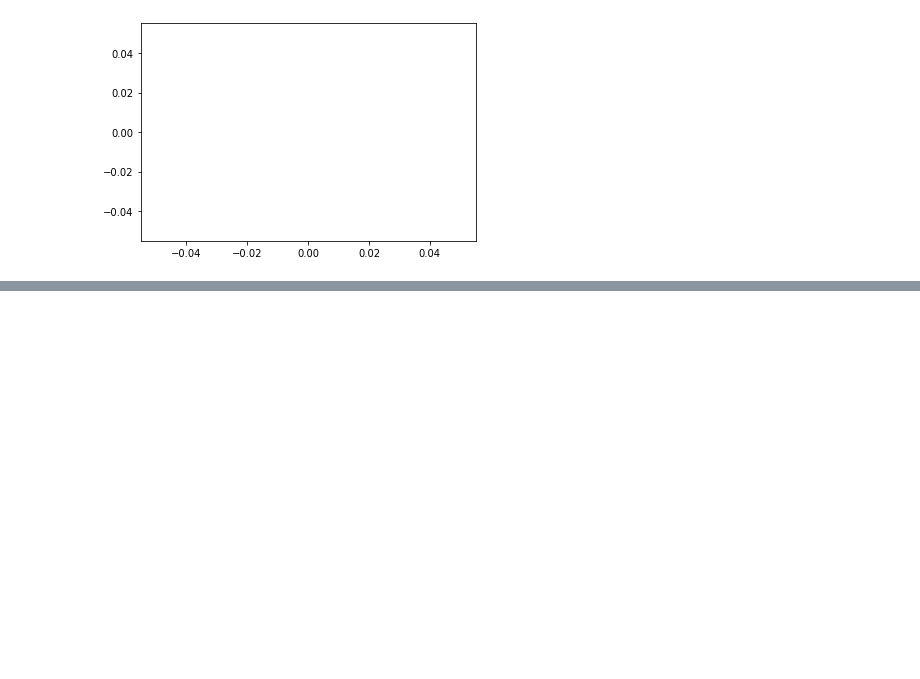
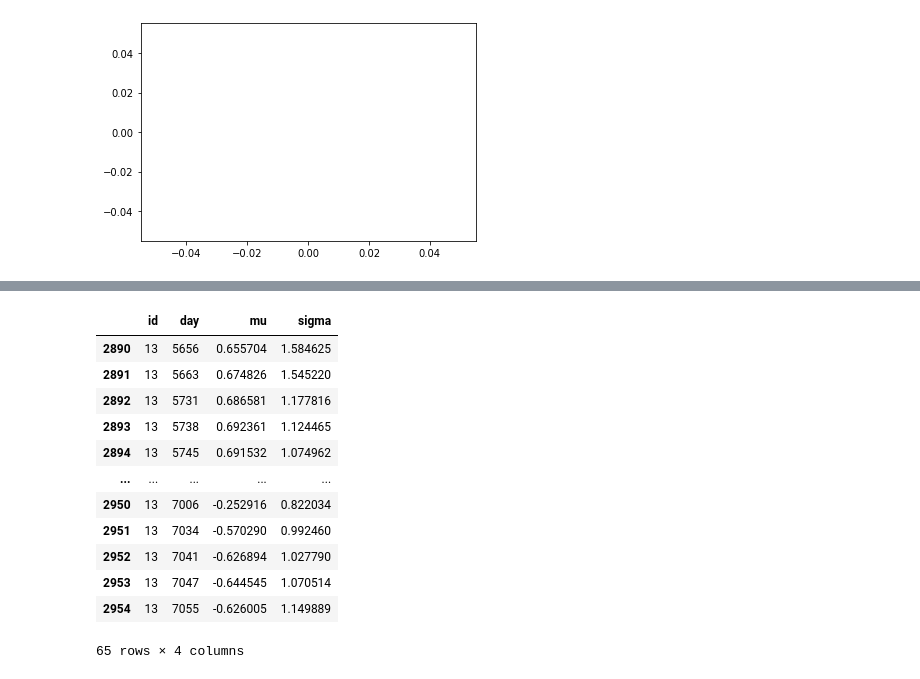
Before and after one commit to glandfried/handicap, a Jupyter notebook: estimations/aago/demo_analysis.ipynb, the cells around one changed output, grey strips where cells are left out. Cells and saved outputs as stored; diff of their text form; code cells hidden in the pictures; blank space fills up the shorter version.

```diff
--- a/estimations/aago/demo_analysis.ipynb
+++ b/estimations/aago/demo_analysis.ipynb
@@ -72,0 +74,16 @@ ax.bar_label(bars)
+# %%
+df[df['id'] == '13']
+# %% [output]
+|  | id | day | mu | sigma |
+| 2890 | 13 | 5656 | 0.655704 | 1.584625 |
+| 2891 | 13 | 5663 | 0.674826 | 1.545220 |
+| 2892 | 13 | 5731 | 0.686581 | 1.177816 |
+| 2893 | 13 | 5738 | 0.692361 | 1.124465 |
+| 2894 | 13 | 5745 | 0.691532 | 1.074962 |
+| ... | ... | ... | ... | ... |
+| 2950 | 13 | 7006 | -0.252916 | 0.822034 |
+| 2951 | 13 | 7034 | -0.570290 | 0.992460 |
+| 2952 | 13 | 7041 | -0.626894 | 1.027790 |
+| 2953 | 13 | 7047 | -0.644545 | 1.070514 |
+| 2954 | 13 | 7055 | -0.626005 | 1.149889 |
+65 rows × 4 columns
```
Also changed, not shown: parts of 4 cells of this notebook, 1 other file.
